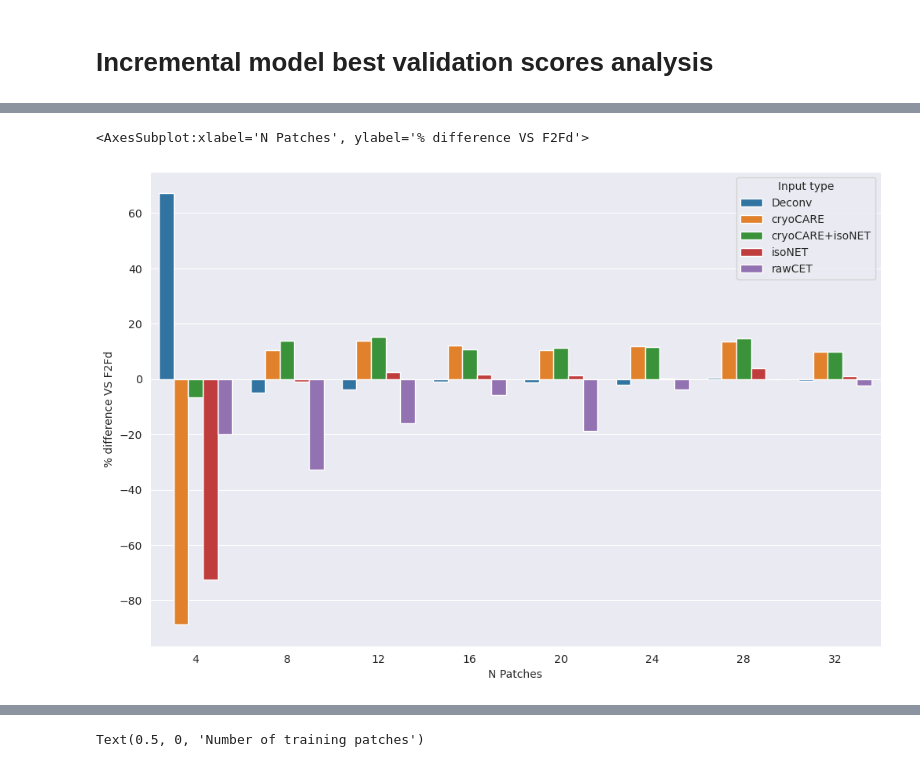
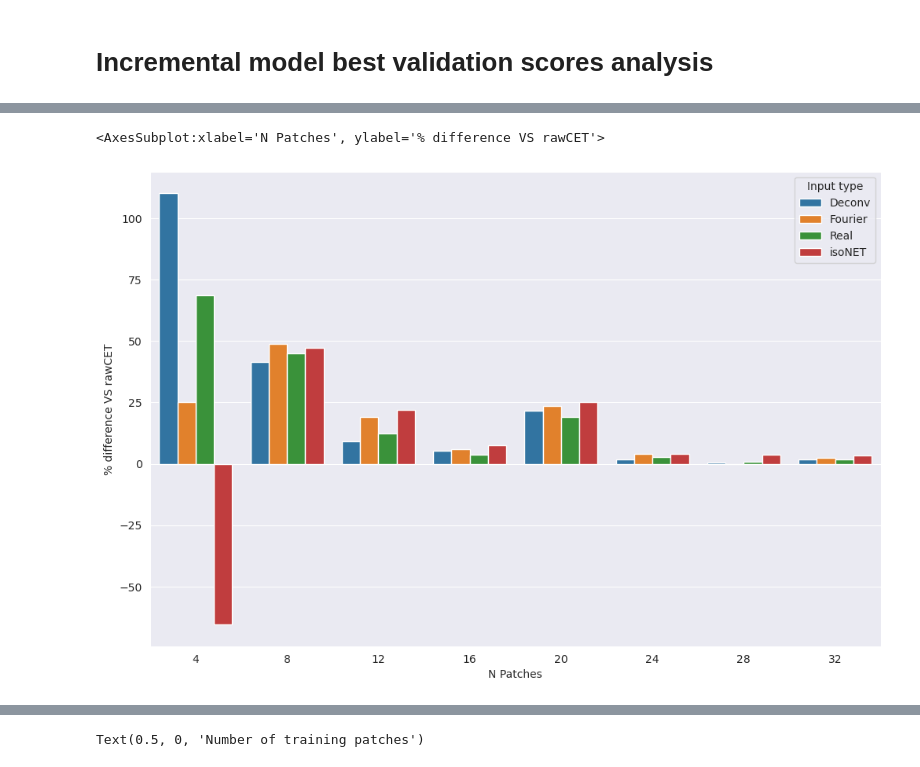
Before and after one commit to Fickincool/master-thesis, a Jupyter notebook: Notebooks/7.00_tomoSegmentPipeline/7.02_analyze_incremental_models.ipynb, the cells around one changed output, grey strips where cells are left out. Cells and saved outputs as stored; diff of their text form; code cells hidden in the pictures.

Commit message:
Start figure 1 ISBI. Finish analyzing incremental models with deconvolution included

```diff
--- a/Notebooks/7.00_tomoSegmentPipeline/7.02_analyze_incremental_models.ipynb
+++ b/Notebooks/7.00_tomoSegmentPipeline/7.02_analyze_incremental_models.ipynb
@@ -52,7 +58,8 @@ The autoreload extension is already loaded. To reload it, use:
 #     os.system('cp %s /home/ubuntu/Thesis/data/S2SDenoising/S2SDenoised/' %f)
 # %%
 train_tomos = ['tomo02', 'tomo03', 'tomo17']
-val_tomos = ['tomo32', 'tomo10']
+# val_tomos = ['tomo32', 'tomo10']
+val_tomos = ['tomo38', 'tomo04']
 input_type = 'cryoCARE'
 
 nPatches_training = 32
@@ -146,6 +153,8 @@ df_incremental = df_incremental[df_incremental.n_patches%4==0].sort_values(['inp
 df_incremental = df_incremental[df_incremental.patch_size=='in84']
 # df_incremental = df_incremental[df_incremental.input_type!='Deconv']
 df_incremental['input_type'] = df_incremental.input_type.map(lambda x: 'Fourier' if x=='F2Fd' else x).values
+df_incremental['input_type'] = df_incremental.input_type.map(lambda x: 'Real' if x=='S2Sd' else x).values
+
 
 print(df_incremental.shape)
 df_incremental.head()
@@ -163,7 +172,7 @@ loss_means = df_incremental[df_incremental.n_patches%4==0].groupby(['input_type'
 loss_means.columns = ['_'.join(col) for col in loss_means.columns]
 
 
-ref_name = 'Fourier'
+ref_name = 'rawCET'
 ref = loss_means[loss_means.input_type_==ref_name][['n_patches_', 'associated_val_class1_dice_mean']]
 ref.columns = ['n_patches_', 'pct_diff_vs_%s' %ref_name]
 loss_means = loss_means.merge(ref, on='n_patches_')
@@ -181,12 +343,12 @@ loss_means.head()
 # %%
 plt.figure(figsize=(12, 8), dpi=100)
-aux_df = loss_means[(loss_means.input_type_!=ref_name)]
+aux_df = loss_means[loss_means.input_type_.map(lambda x: x not in [ref_name, 'cryoCARE', 'cryoCARE+isoNET'])]
 aux_df['n_patches_'] = aux_df.n_patches_.astype(str)
 aux_df.rename(columns={'pct_diff_vs_%s' %ref_name:'%% difference VS %s' %ref_name, 'n_patches_':'N Patches', 'input_type_':'Input type'}, inplace=True)
 sns.barplot(data=aux_df, x='N Patches', y='%% difference VS %s' %ref_name, hue='Input type')
 # %% [output]
-<AxesSubplot:xlabel='N Patches', ylabel='% difference VS F2Fd'>
+<AxesSubplot:xlabel='N Patches', ylabel='% difference VS rawCET'>
-[figure, old version]
+[figure, new version]
 # %%
 loss_means[['input_type_', 'n_patches_', 'best_val_loss_epoch_count']].drop_duplicates()
 # %% [output]
```
Also changed, not shown: parts of 23 cells of this notebook, 2 other files.
